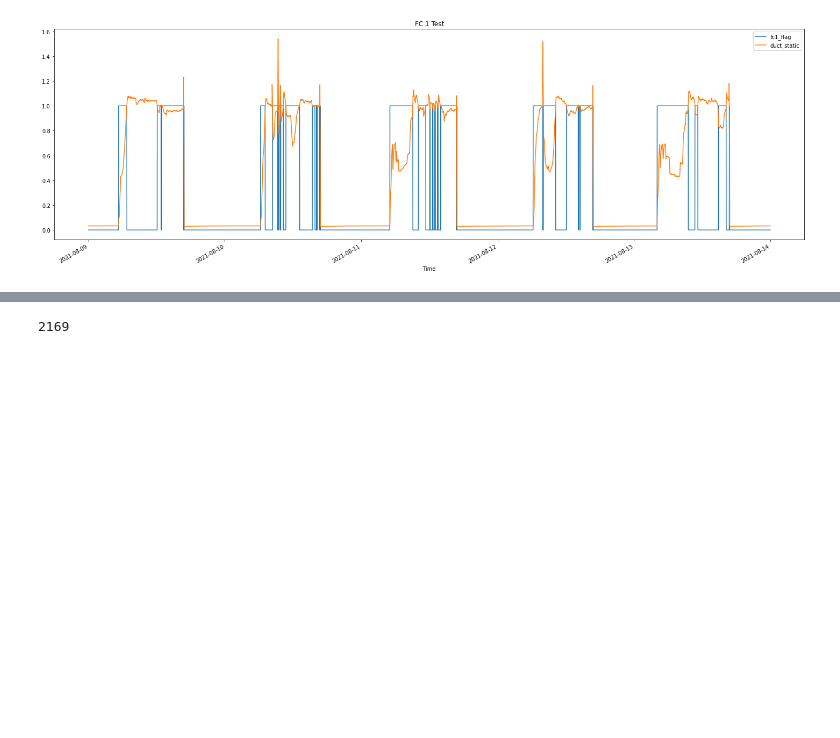
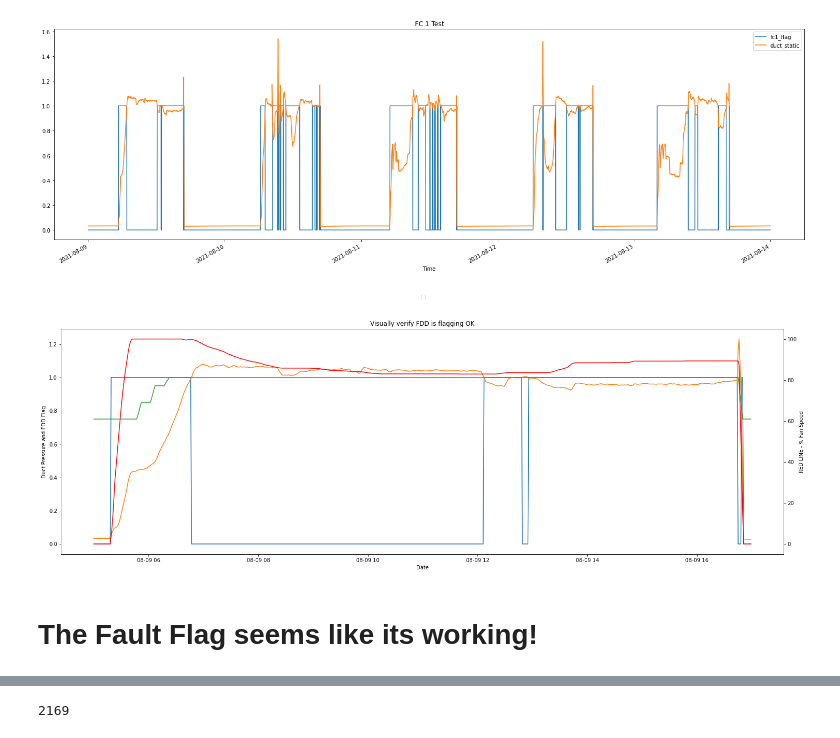
Before and after one commit to spillz-dxb/my-weekend-fdd-hobby, a Jupyter notebook: fc1_fan_ductpressure.ipynb, the cells around one changed output, grey strips where cells are left out. Drawn from its saved outputs; the diff is of its cells as text; code cells hidden in the pictures; blank space fills up the shorter version.

```diff
--- a/fc1_fan_ductpressure.ipynb
+++ b/fc1_fan_ductpressure.ipynb
@@ -114,3 +122,43 @@ fdd_plot.plot(figsize=(25,8),title='FC 1 Test')
 # %% [output]
 <AxesSubplot:title={'center':'FC 1 Test'}, xlabel='Time'>
 [figure]
+# %%
+# Lets ZOOM in on a day with all data!
+
+zoom_plot = fc1_dataset.loc['2021-8-9'].between_time('5:00', '17:00')
+_no_vfd_sig = zoom_plot[['fc1_flag','duct_static','duct_static_setpoint']]
+_vfdsig = zoom_plot.vfd_speed
+
+
+# using subplots() function
+fig, ax = plt.subplots(figsize=(25,8))
+plt.title('Visually verify FDD is flagging OK')
+
+# using the twinx() for creating another
+# axes object for secondary y-Axis
+ax2 = ax.twinx()
+ax.plot(zoom_plot.index, _no_vfd_sig)
+ax2.plot(zoom_plot.index, _vfdsig, color = 'r')
+
+
+handles1, labels1 = ax.get_legend_handles_labels()
+handles2, labels2 = ax2.get_legend_handles_labels()
+handles = handles1+handles2
+labels = labels1+labels2
+fig.legend(handles, labels, loc='upper center')
+
+# giving labels to the axises
+ax.set_xlabel('Date')
+ax.set_ylabel('Duct Pressure and FDD Flag')
+
+# secondary y-axis label
+ax2.set_ylabel('RED LINE - % Fan Speed')
+
+
+
+# show plot
+plt.show()
+# %% [output]
+[figure, added]
+# %% [markdown]
+# The Fault Flag seems like its working!
```
Also changed, not shown: parts of 31 cells of this notebook, 22 other files.
